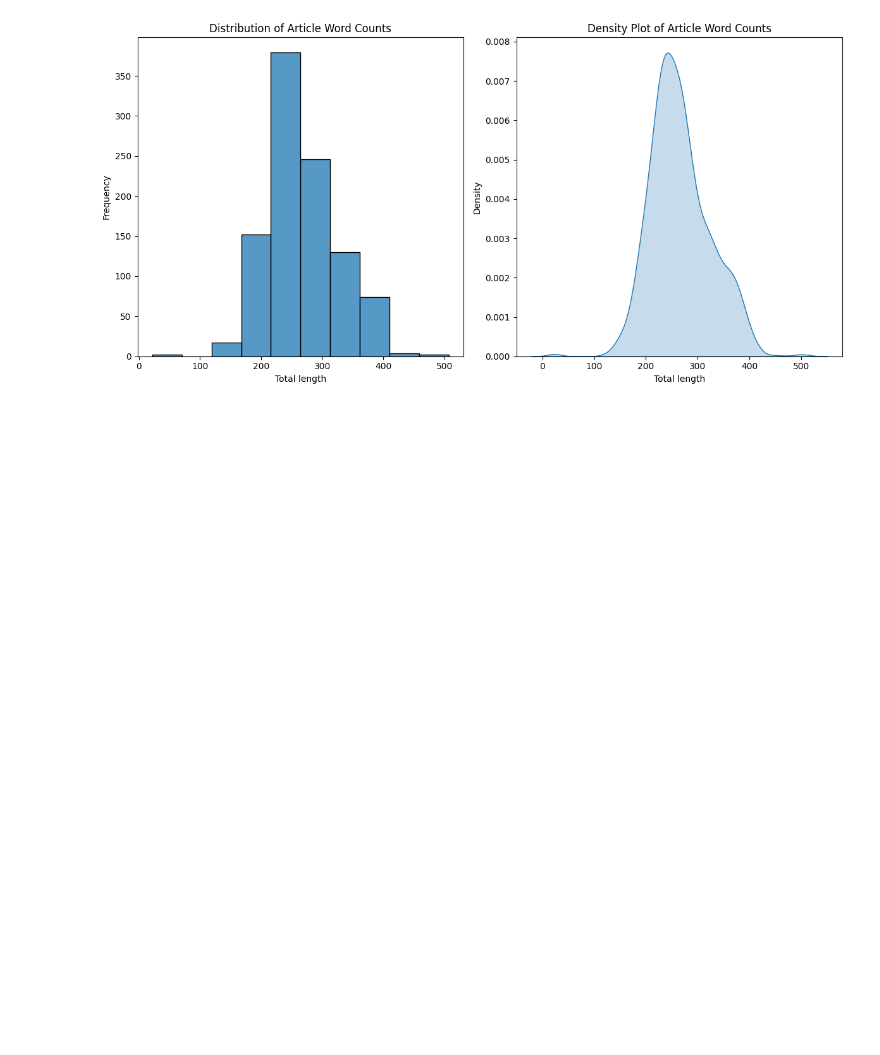
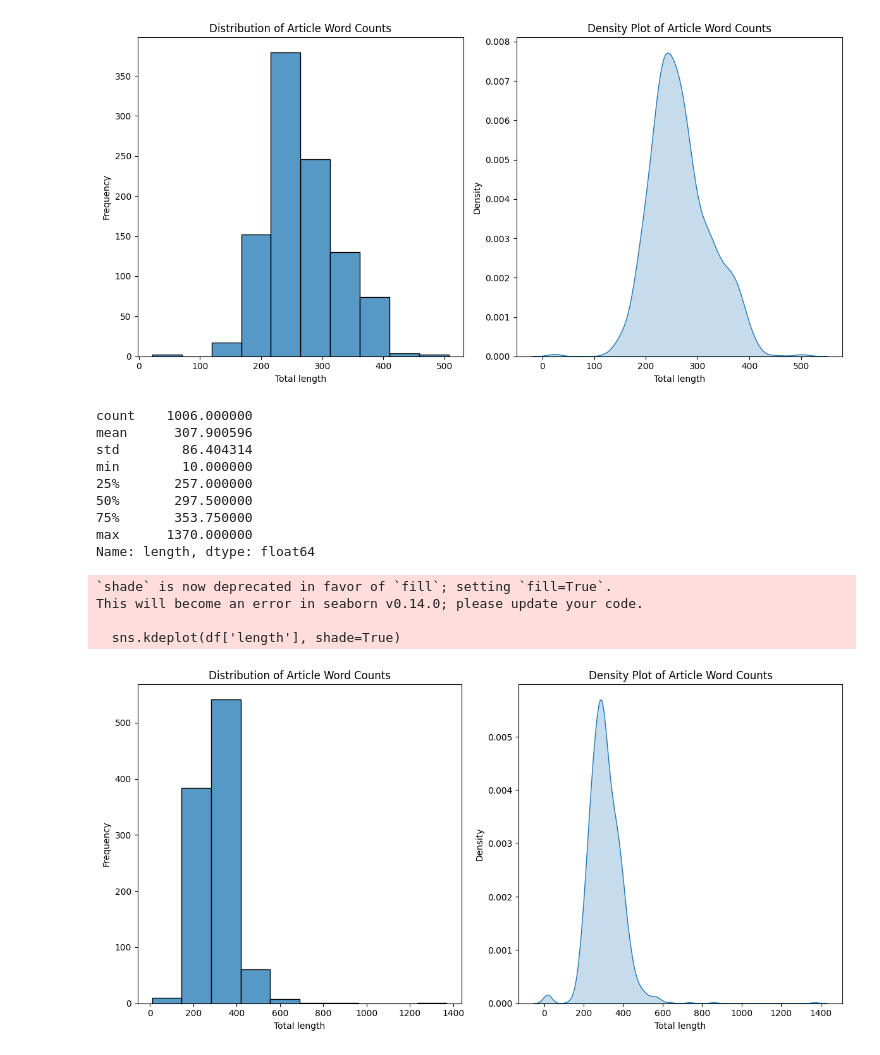
Before and after one commit to JimSu-TW/2024_Spring_DeepLearning_FinalProject, a Jupyter notebook: eda.ipynb, the cells around one changed output. Drawn from its saved outputs; the diff is of its cells as text; code cells hidden in the pictures; blank space fills up the shorter version.

```diff
--- a/eda.ipynb
+++ b/eda.ipynb
@@ -443,3 +540,20 @@ This will become an error in seaborn v0.14.0; please update your code.
 
   sns.kdeplot(df['length'], shade=True)
 [figure]
+# %%
+get_article_len(breeze_contents_df)
+# %% [output]
+count    1006.000000
+mean      307.900596
+std        86.404314
+min        10.000000
+25%       257.000000
+50%       297.500000
+75%       353.750000
+max      1370.000000
+Name: length, dtype: float64
+`shade` is now deprecated in favor of `fill`; setting `fill=True`.
+This will become an error in seaborn v0.14.0; please update your code.
+
+  sns.kdeplot(df['length'], shade=True)
+[figure, added]
```
Also changed, not shown: parts of 13 cells of this notebook.
